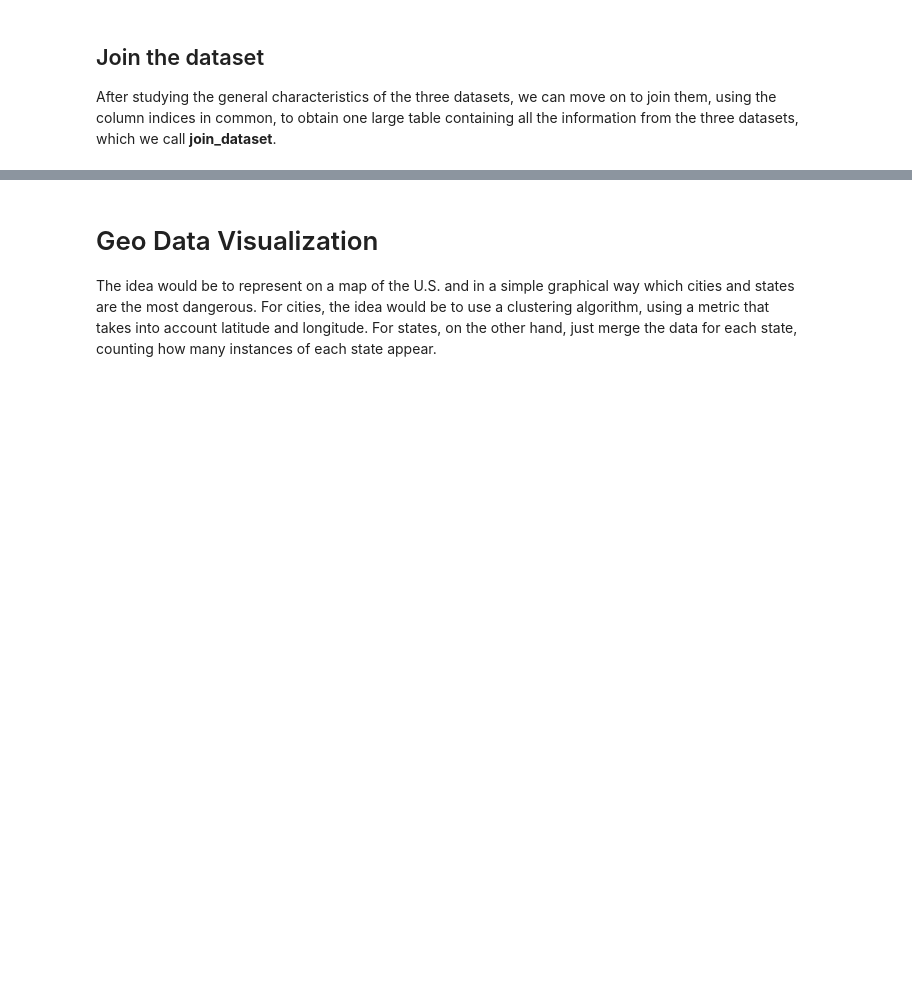
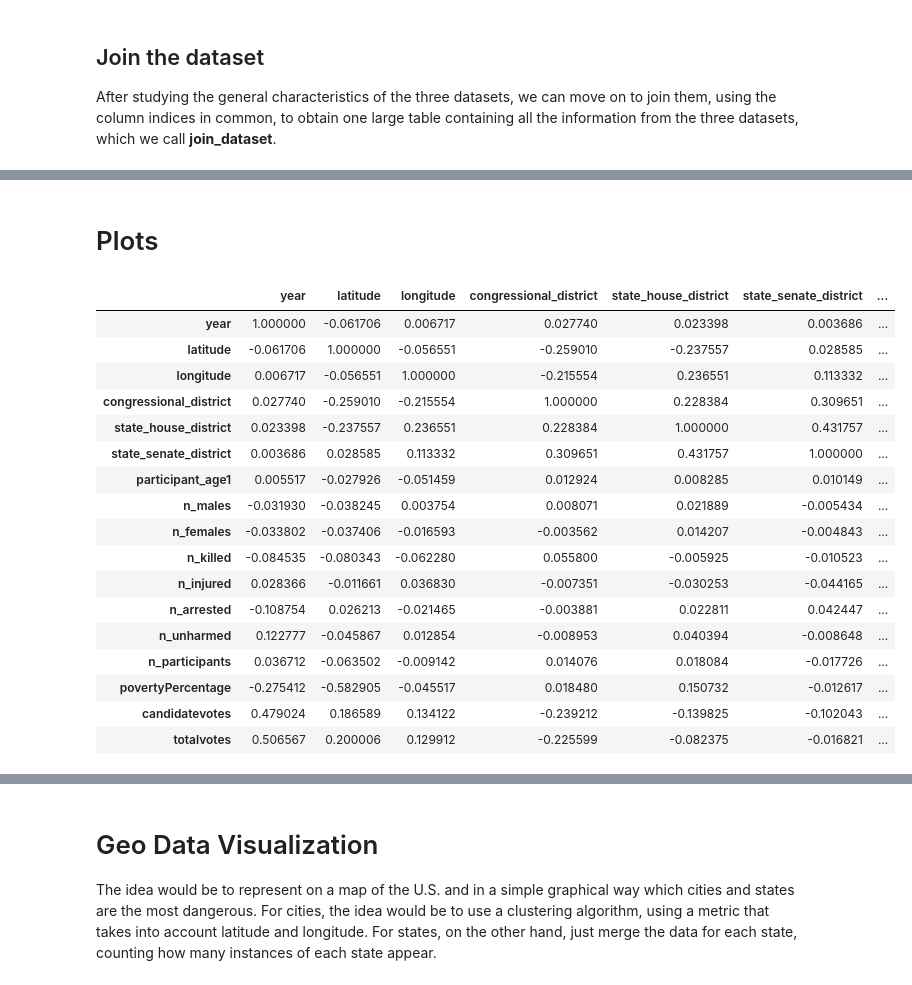
Before and after one commit to LoSpiri/DataMining, a Jupyter notebook: project.ipynb, the cells around one changed output, grey strips where cells are left out. Cells and saved outputs as stored; diff of their text form; code cells hidden in the pictures; blank space fills up the shorter version.

```diff
--- a/project.ipynb
+++ b/project.ipynb
@@ -227,0 +230,4 @@ dtype: int64
+# %%
+poverty=poverty.dropna()
+poverty_null=poverty.isnull().sum()
+print(poverty_null)
@@ -282,3 +293,26 @@ join_dataset.head()
 | 2 | 2016-11-05 | 2016 | Michigan | Detroit | 6200 Block of East McNichols Road | 42.4190 | -83.0393 | 14.0 | ... |
 | 3 | 2016-10-15 | 2016 | District of Columbia | Washington | 1000 block of Bladensburg Road, NE | 38.9030 | -76.9820 | 1.0 | ... |
 | 4 | 2030-06-14 | 2030 | Pennsylvania | Pittsburgh | California and Marshall Avenues | 40.4621 | -80.0308 | 14.0 | ... |
+# %% [markdown]
+# Plots
+# %%
+join_dataset.corr(numeric_only=True)
+# %% [output]
+|  | year | latitude | longitude | congressional_district | state_house_district | state_senate_district | ... |
+| year | 1.000000 | -0.061706 | 0.006717 | 0.027740 | 0.023398 | 0.003686 | ... |
+| latitude | -0.061706 | 1.000000 | -0.056551 | -0.259010 | -0.237557 | 0.028585 | ... |
+| longitude | 0.006717 | -0.056551 | 1.000000 | -0.215554 | 0.236551 | 0.113332 | ... |
+| congressional_district | 0.027740 | -0.259010 | -0.215554 | 1.000000 | 0.228384 | 0.309651 | ... |
+| state_house_district | 0.023398 | -0.237557 | 0.236551 | 0.228384 | 1.000000 | 0.431757 | ... |
+| state_senate_district | 0.003686 | 0.028585 | 0.113332 | 0.309651 | 0.431757 | 1.000000 | ... |
+| participant_age1 | 0.005517 | -0.027926 | -0.051459 | 0.012924 | 0.008285 | 0.010149 | ... |
+| n_males | -0.031930 | -0.038245 | 0.003754 | 0.008071 | 0.021889 | -0.005434 | ... |
+| n_females | -0.033802 | -0.037406 | -0.016593 | -0.003562 | 0.014207 | -0.004843 | ... |
+| n_killed | -0.084535 | -0.080343 | -0.062280 | 0.055800 | -0.005925 | -0.010523 | ... |
+| n_injured | 0.028366 | -0.011661 | 0.036830 | -0.007351 | -0.030253 | -0.044165 | ... |
+| n_arrested | -0.108754 | 0.026213 | -0.021465 | -0.003881 | 0.022811 | 0.042447 | ... |
+| n_unharmed | 0.122777 | -0.045867 | 0.012854 | -0.008953 | 0.040394 | -0.008648 | ... |
+| n_participants | 0.036712 | -0.063502 | -0.009142 | 0.014076 | 0.018084 | -0.017726 | ... |
+| povertyPercentage | -0.275412 | -0.582905 | -0.045517 | 0.018480 | 0.150732 | -0.012617 | ... |
+| candidatevotes | 0.479024 | 0.186589 | 0.134122 | -0.239212 | -0.139825 | -0.102043 | ... |
+| totalvotes | 0.506567 | 0.200006 | 0.129912 | -0.225599 | -0.082375 | -0.016821 | ... |
```
Also changed, not shown: parts of 14 cells of this notebook.
